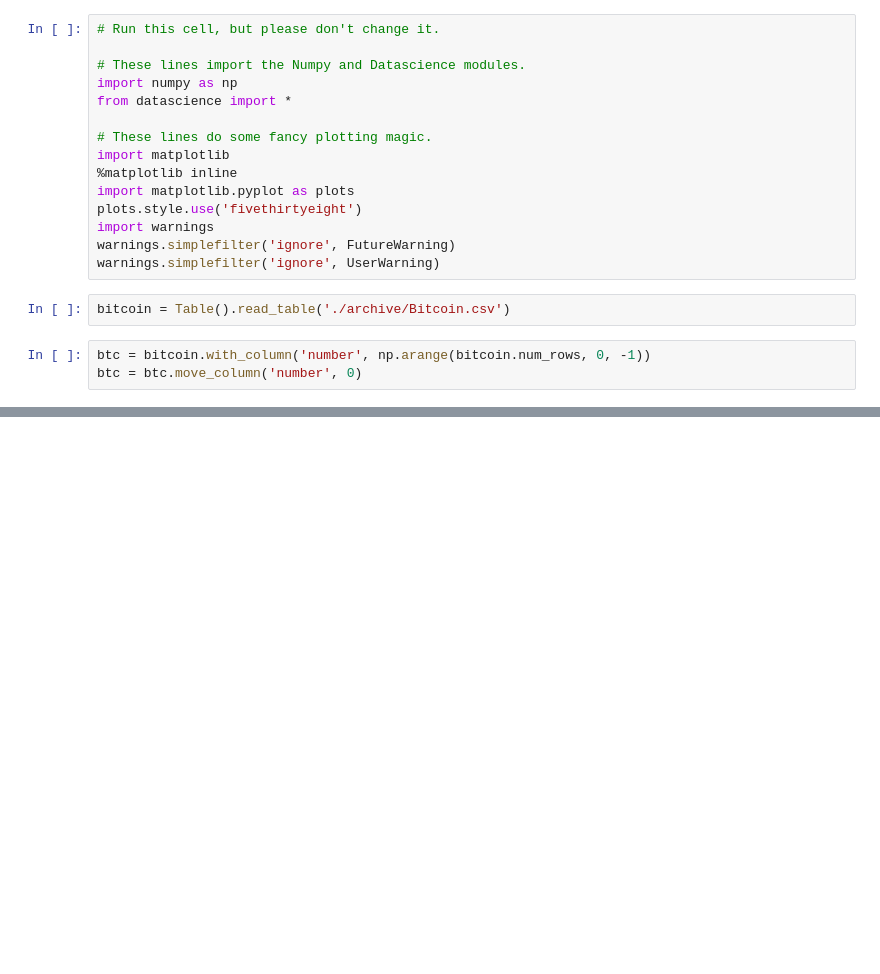
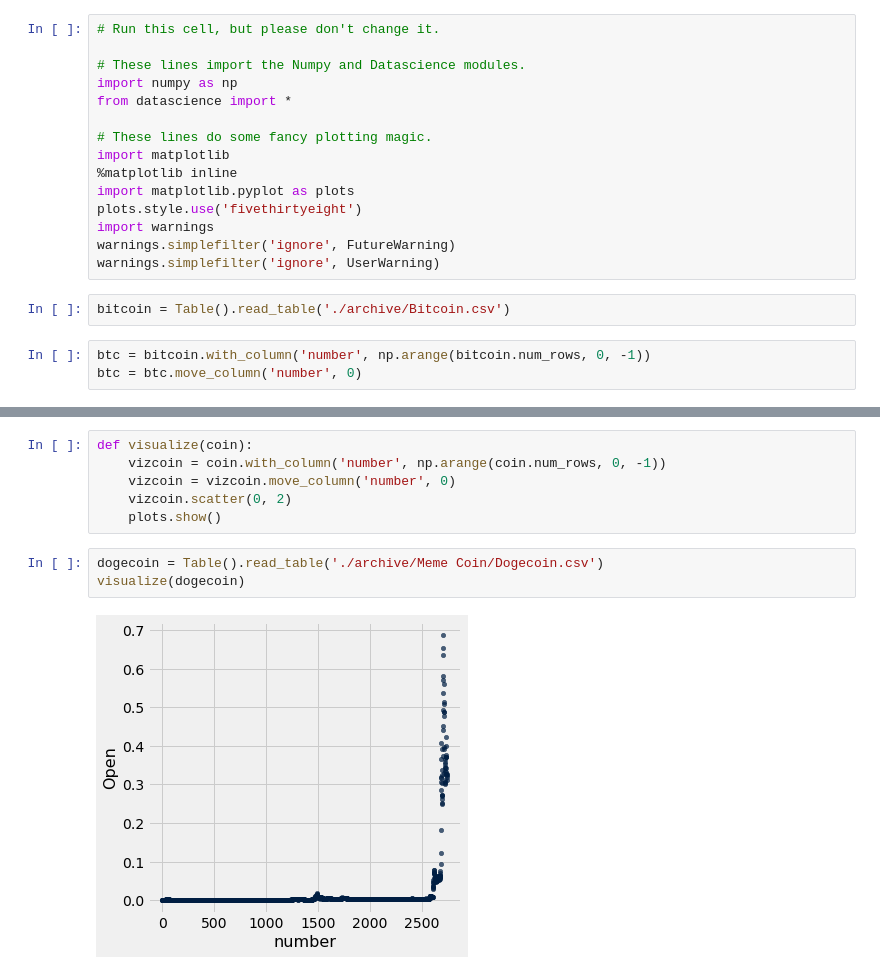
Before and after one commit to SilverFang890/sam-research, a Jupyter notebook: project_brainstorm.ipynb, the cells around one changed output, grey strips where cells are left out. Cells and saved outputs as stored; diff of their text form; blank space fills up the shorter version.

Commit message:
work on dogecoin aspect

```diff
--- a/project_brainstorm.ipynb
+++ b/project_brainstorm.ipynb
@@ -25,0 +26,11 @@ plt.show()
+# %%
+def visualize(coin):
+    vizcoin = coin.with_column('number', np.arange(coin.num_rows, 0, -1))
+    vizcoin = vizcoin.move_column('number', 0)
+    vizcoin.scatter(0, 2)
+    plots.show()
+# %%
+dogecoin = Table().read_table('./archive/Meme Coin/Dogecoin.csv')
+visualize(dogecoin)
+# %% [output]
+[figure, added]
```
Also changed, not shown: parts of 8 cells of this notebook, 40 other files.
